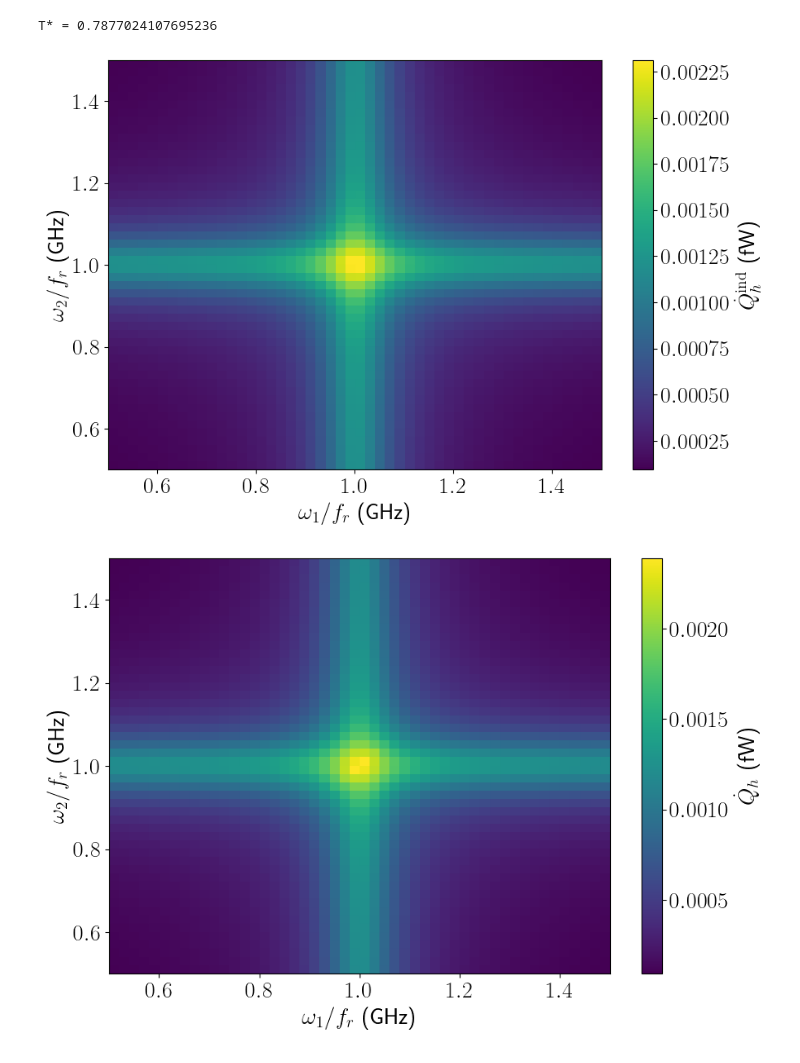
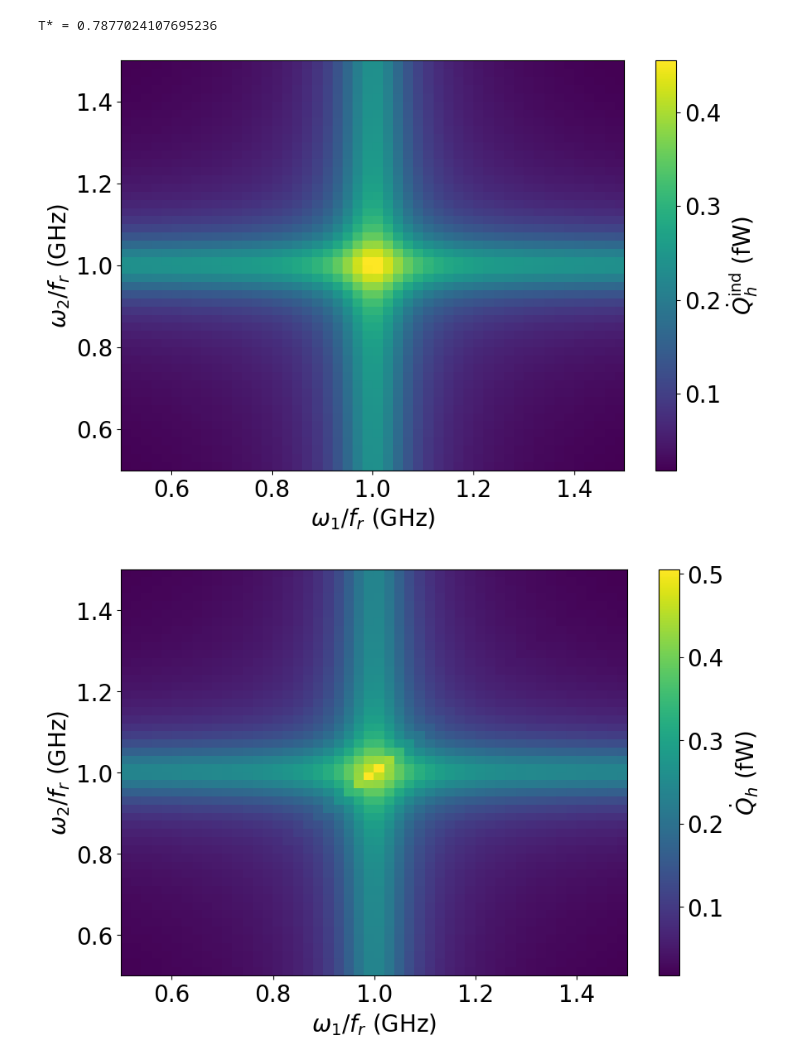
Before and after one commit to foysalx/TwoQubitHeatValve, a Jupyter notebook: Results_Marcello_Original.ipynb, the cells around one changed output. Cells and saved outputs as stored; diff of their text form; code cells hidden in the pictures.

```diff
--- a/Results_Marcello_Original.ipynb
+++ b/Results_Marcello_Original.ipynb
@@ -1,4 +1,4 @@
 # %%
-!pip install import-ipynb
-import import_ipynb
 import HeatCurrentFunctions as QH
+import matplotlib
+matplotlib.rcParams['text.usetex'] = False
@@ -36,7 +18,7 @@ Qf = 7.1798      # Resonator quality factor
 gamma_h   = 0.0075   # Hot bath
 gamma_c   = 0.0075   # Cold bath
 gamma_local = 0.001 #0.001   # Parasitic relaxation
-gamma_deph  = 0.001  # Pure dephasing (σ_z)
+gamma_deph  = 0  # Pure dephasing (σ_z)
 
 # Temperatures  (ℏ = k_B = 1)
 T_local = 0.186    # Parasitic bath, 50 mK
@@ -77,7 +59,7 @@ for i, w1 in enumerate(w_vals):
         Q_ind_O[j, i] = QH.Current_ind(w1, w2, rho_ind, T_h, gamma_h, w0, Qf)
 
         # Collective-bath steady state and current
-        rho_coll = QH.rho_ss_termic_collective(
+        rho_coll = QH.rho_ss_termic_collective_sup(
             w1, w2,
             gamma_local, T_local, gamma_deph,
             T_h, gamma_h, T_c, gamma_c,
@@ -92,38 +74,38 @@ for i, w1 in enumerate(w_vals):
 # %%
 # Plotting Independent Heat Current for a Normalized Frequency Sweep
 plt.figure(figsize=(9, 6))
-rc('text',usetex=True)
+#rc('text',usetex=True)
 
 cp = plt.imshow(
-    0.662607015*(Q_ind_O),
+    130.559162011*(Q_ind_O),
     extent=(w_vals.min(), w_vals.max(), w_vals.min(), w_vals.max()),
     aspect='auto',
     origin='lower'
 )
 
 plt.xticks(fontsize=20)
 plt.yticks(fontsize=20)
 
 plt.xlabel(r'$\omega_1/f_r$ (GHz)', fontsize=20)
 plt.ylabel(r'$\omega_2/f_r$ (GHz)', fontsize=20)
 
 cbar = plt.colorbar(cp)
 # Imposto la label con fontsize
 cbar.set_label(r'$\dot Q^{\rm ind}_h$ (fW)', fontsize=20)
 # Regolo la dimensione dei tick
 cbar.ax.tick_params(labelsize=20)
 
 plt.tight_layout()
 # %% [output]
-[figure, old version]
+[figure, new version]
 # %%
 # Plotting Collective Heat Current for a Normalized Frequency Sweep
 
 plt.figure(figsize=(9, 6))
-rc('text',usetex=True)
+#rc('text',usetex=True)
 
 cp = plt.imshow(
-    0.662607015*(Q_coll_O),  # negative heat current for display
+    130.559162011*(Q_coll_O),  # negative heat current for display
     extent=(w_vals.min(), w_vals.max(), w_vals.min(), w_vals.max()),
     aspect='auto',
     origin='lower'
@@ -142,7 +124,7 @@ cbar.set_label(r'$\dot Q_h$ (fW)', fontsize=20)
 cbar.ax.tick_params(labelsize=20)
 plt.tight_layout()
 # %% [output]
-[figure, old version]
+[figure, new version]
 # %%
 # Plotting the Ratio of Independent and Collective Heat Current for a Normalized Frequency Sweep
 
```
Also changed, not shown: parts of 4 cells of this notebook.
